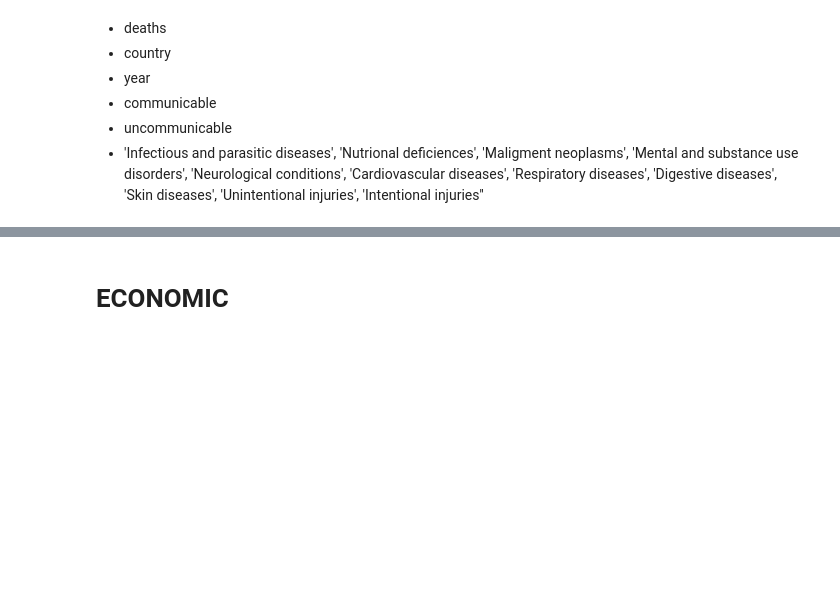
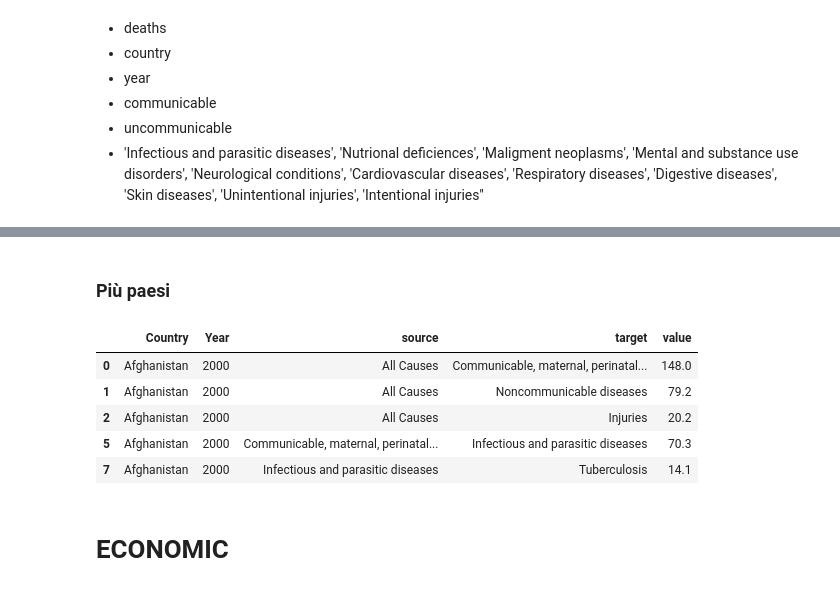
Before and after one commit to roberto98/DataViz-Project, a Jupyter notebook: python/Preprocessing.ipynb, the cells around one changed output, grey strips where cells are left out. Drawn from its saved outputs; the diff is of its cells as text; code cells hidden in the pictures; blank space fills up the shorter version.

Commit message:
Preprocessing sankey and stacked fixed

```diff
--- a/python/Preprocessing.ipynb
+++ b/python/Preprocessing.ipynb
@@ -346,0 +376,2 @@ l'utente scegliera' il paese con il menu dropdown. A questo punto il codice java
+# %% [markdown]
+### Più paesi
@@ -347,10 +413,5 @@ l'utente scegliera' il paese con il menu dropdown. A questo punto il codice java
 # %%
-def rename_columns(dataframe):
-    df = dataframe.copy()
-    aux = df.iloc[:4, :].fillna('').apply(lambda x: '_'.join(x), axis=0)
-    aux = aux.to_frame().T
-    df.columns = aux.iloc[0].values
-    df = df.iloc[1:,:]
-    df.drop(['specific1', 'specific2', 'specific3'], axis=0, inplace=True)
-
-    return df
+df1 = pd.read_csv("data/2000.csv")
+df2 = pd.read_csv("data/2010.csv")
+df3 = pd.read_csv("data/2015.csv")
+df4 = pd.read_csv("data/2019.csv")
@@ -369,0 +418,15 @@ df_melt.head(20)
+# %%
+sankey2000 = sankey_df(df1, "2000")
+sankey2010 = sankey_df(df2, "2010")
+sankey2015 = sankey_df(df3, "2015")
+sankey2019 = sankey_df(df4, "2019")
+
+global_sankey = pd.concat([sankey2000, sankey2010, sankey2015, sankey2019], axis=0)
+global_sankey.head()
+# %% [output]
+|  | Country | Year | source | target | value |
+| 0 | Afghanistan | 2000 | All Causes | Communicable, maternal, perinatal... | 148.0 |
+| 1 | Afghanistan | 2000 | All Causes | Noncommunicable diseases | 79.2 |
+| 2 | Afghanistan | 2000 | All Causes | Injuries | 20.2 |
+| 5 | Afghanistan | 2000 | Communicable, maternal, perinatal... | Infectious and parasitic diseases | 70.3 |
+| 7 | Afghanistan | 2000 | Infectious and parasitic diseases | Tuberculosis | 14.1 |
```
Also changed, not shown: parts of 15 cells of this notebook, 2 other files.
